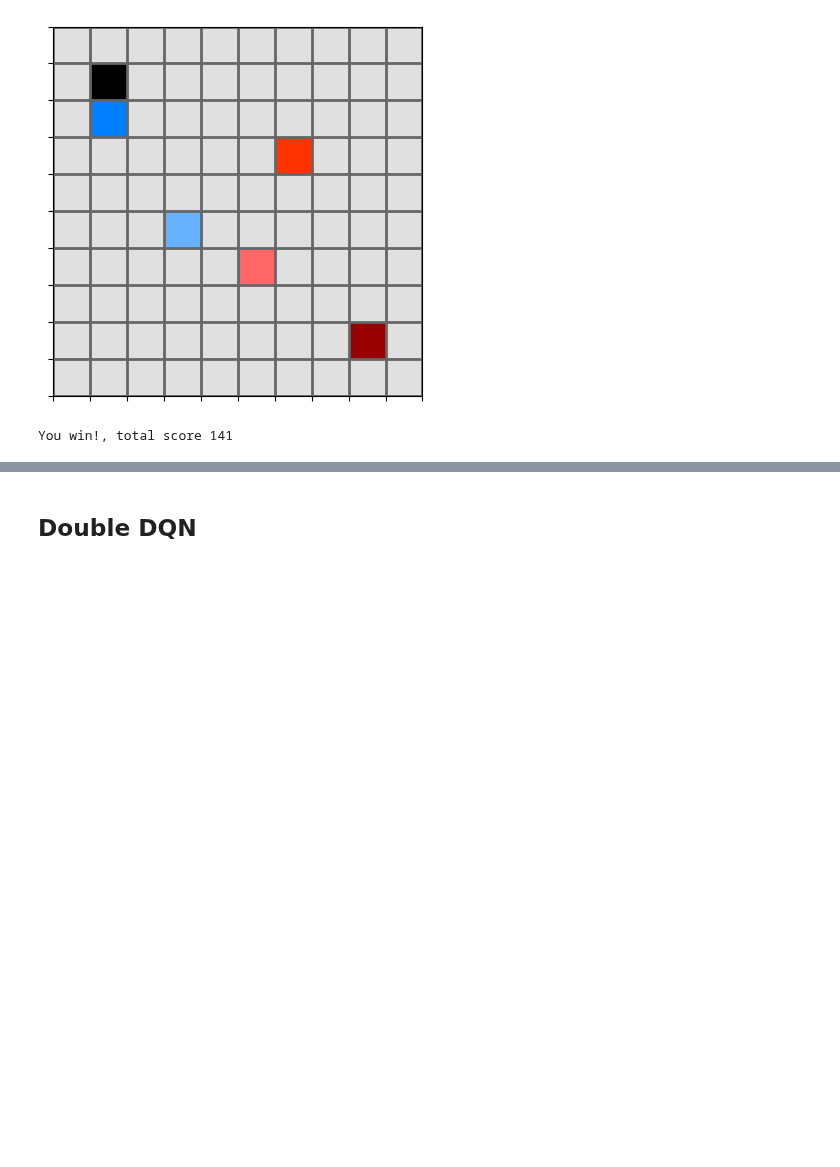
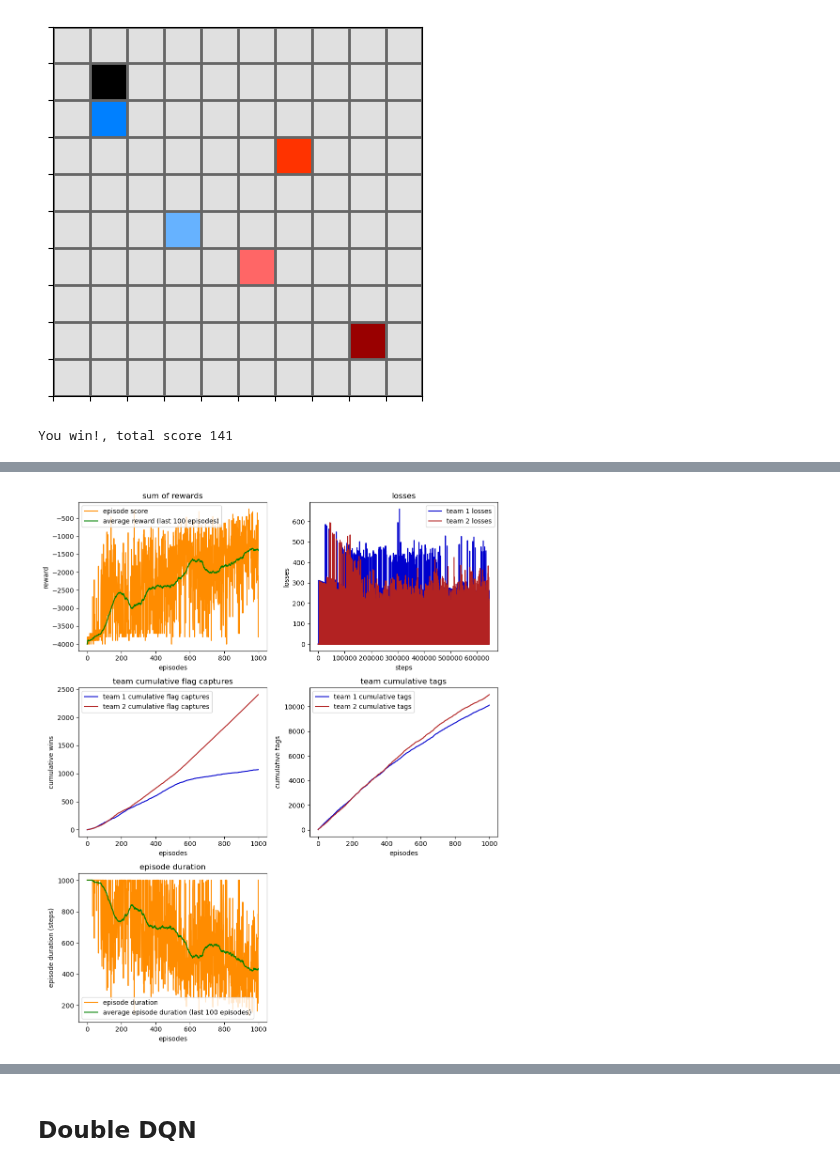
Before and after one commit to g-nightingale/marl-ctf-development, a Jupyter notebook: mvp_environment/mvp_env.ipynb, the cells around one changed output, grey strips where cells are left out. Drawn from its saved outputs; the diff is of its cells as text; code cells hidden in the pictures; blank space fills up the shorter version.

```diff
--- a/mvp_environment/mvp_env.ipynb
+++ b/mvp_environment/mvp_env.ipynb
@@ -149,0 +242,5 @@ You win!, total score 141
+# %%
+# plot training metrics
+ut.plot_training_performance(*training_metrics)
+# %% [output]
+[figure, added]
```
Also changed, not shown: parts of 12 cells of this notebook, 6 other files.
